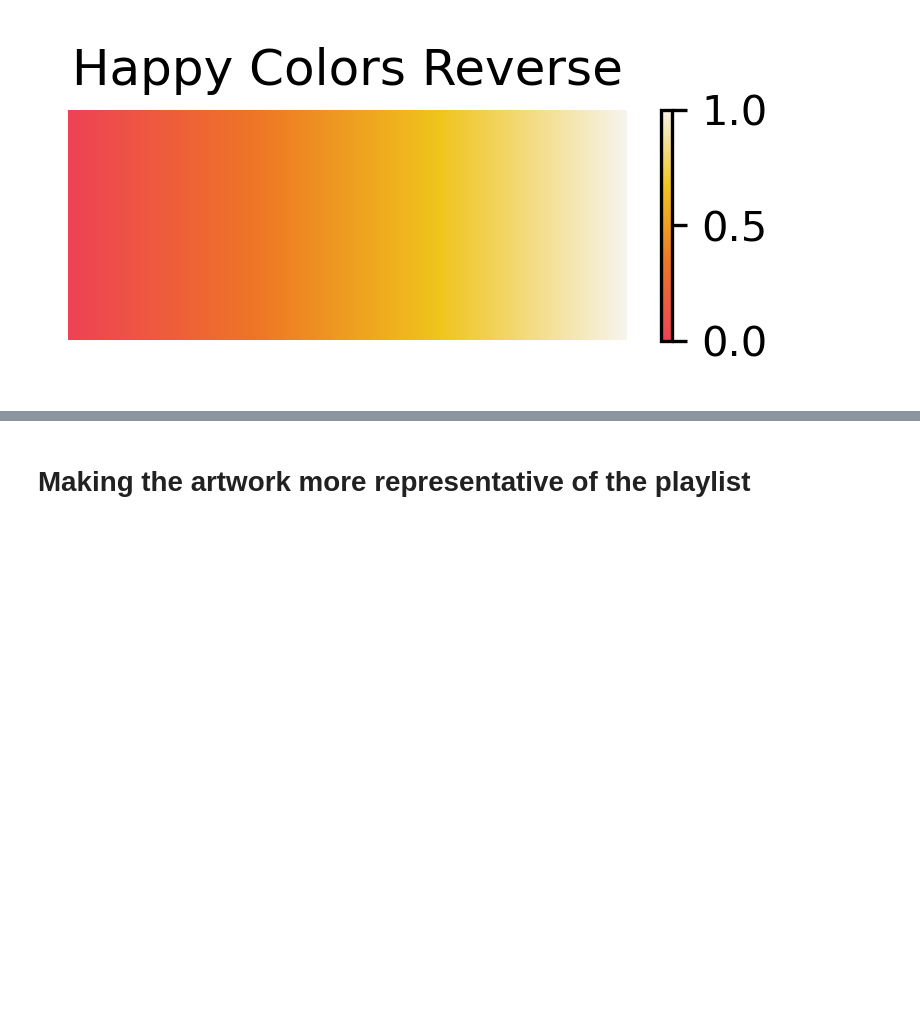
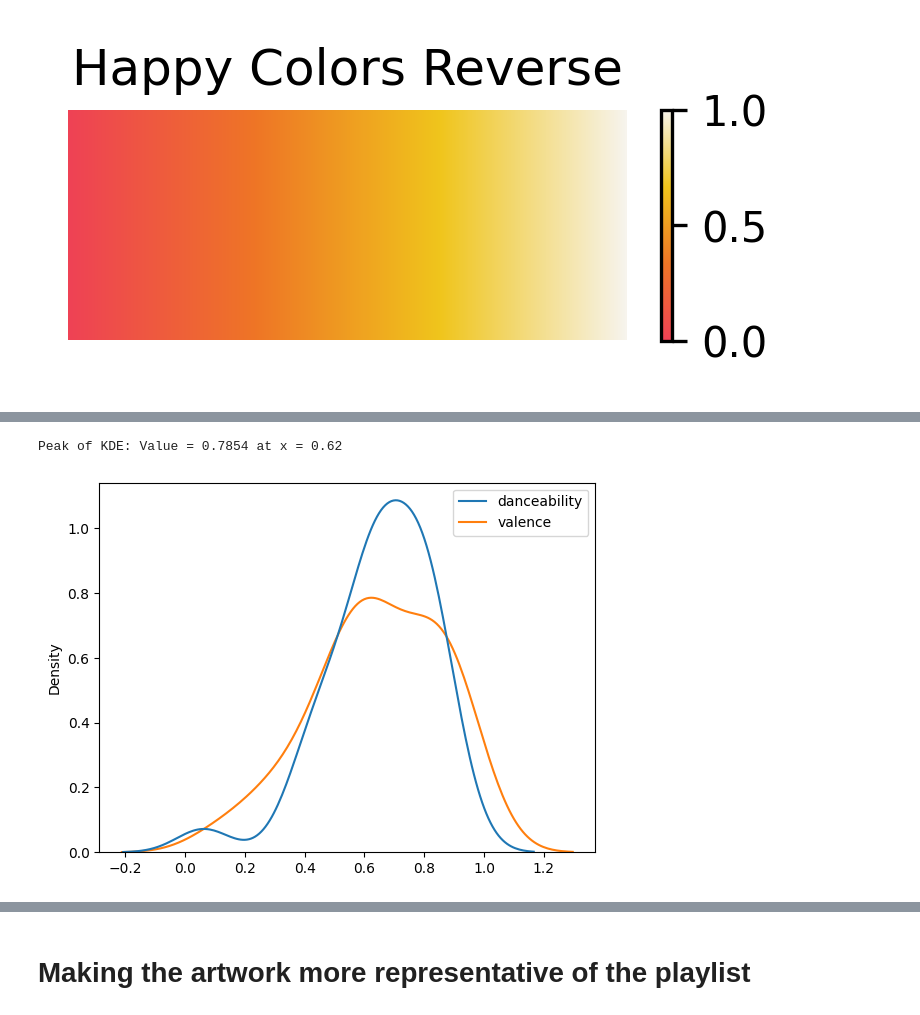
Before and after one commit to daisy-abbott/SpotifyMoodBoard, a Jupyter notebook: playlist.ipynb, the cells around one changed output, grey strips where cells are left out. Saved outputs shown, nothing was run; the diff lists cells and outputs as text; code cells hidden in the pictures; blank space fills up the shorter version.

```diff
--- a/playlist.ipynb
+++ b/playlist.ipynb
@@ -654,0 +673,13 @@ def generate_artwork(df, x, y, cmap, weights):
+# %%
+happy_ax = sns.kdeplot(new_happy_df)
+happy_kde_data = happy_ax.get_lines()[0].get_data()  # Get the x, y data of the KDE curve
+happy_x_values = happy_kde_data[0]
+happy_kde_values = happy_kde_data[1]  # KDE density values
+# Find the peak(s) of the KDE
+happy_max_kde_value = np.max(happy_kde_values)
+happy_max_kde_index = np.argmax(happy_kde_values)
+happy_peak_x_value = happy_x_values[happy_max_kde_index]
+print(f"Peak of KDE: Value = {happy_max_kde_value:.4f} at x = {happy_peak_x_value:.2f}")
+# %% [output]
+Peak of KDE: Value = 0.7854 at x = 0.62
+[figure, added]
```
Also changed, not shown: parts of 11 cells of this notebook, 3 other files.
